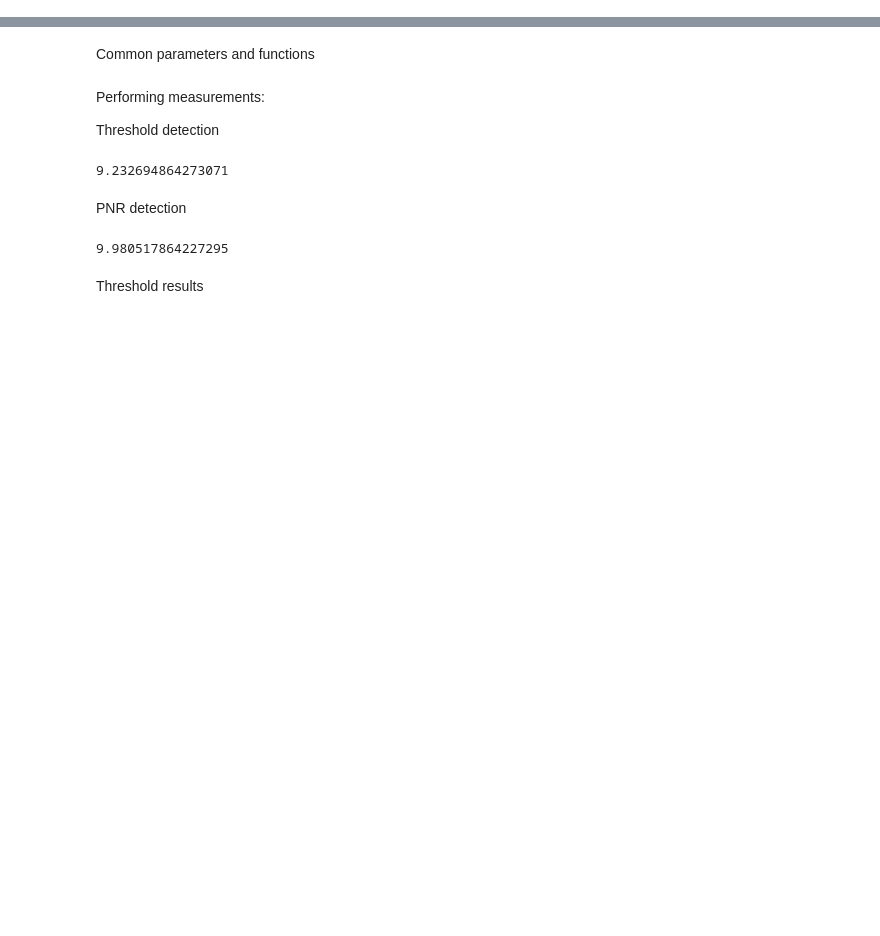
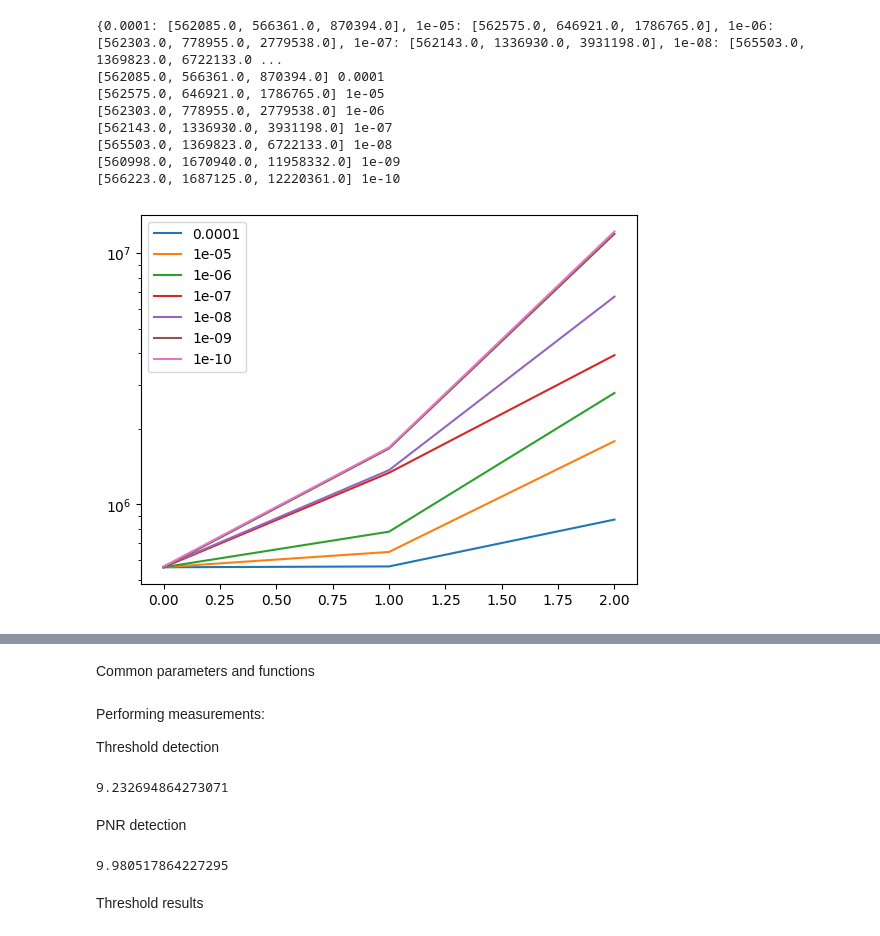
Before and after one commit to sequence-toolbox/SeQUeNCe, a Jupyter notebook: sequence_projects/swap_files/TN_swapping_memory_analysis.ipynb, the cells around one changed output, grey strips where cells are left out. Drawn from its saved outputs; the diff is of its cells as text; code cells hidden in the pictures; blank space fills up the shorter version.

Commit message:
Reorganized code, performance analysis, saved  fringe data

```diff
--- a/sequence_projects/TN_swapping_direct.ipynb
+++ b/sequence_projects/swap_files/TN_swapping_memory_analysis.ipynb
@@ -462,25 +0,0 @@ Perform the Bell state measurement
-# %%
-def bell_state_measurement(psi, N, site_tags, num_modes, efficiency, error_tolerance, pnr = False, compress = True, contract = True):
-
-    U_BS_H = create_BS_MPO(site1 = 2, site2 = 6, theta=np.pi/4, total_sites = num_modes, N = N, tag = r"$U_{BS_H}$")
-    enforce_1d_like(U_BS_H, site_tags=site_tags, inplace=True)
-    U_BS_H.add_tag("L2")
-
-    U_BS_V = create_BS_MPO(site1 = 3, site2 = 7, theta=np.pi/4, total_sites = num_modes, N = N, tag = r"$U_{BS_V}$")
-    enforce_1d_like(U_BS_V, site_tags=site_tags, inplace=True)
-    U_BS_V.add_tag("L3")
-
-    BSM_POVM_1_OPs = generate_sqrt_POVM_MPO(sites=(2,7), outcome = 1, total_sites=num_modes, efficiency=efficiency, N=N, pnr = pnr)
-    BSM_POVM_1_OPs.extend(generate_sqrt_POVM_MPO(sites=(3,6), outcome = 0, total_sites=num_modes, efficiency=efficiency, N=N, pnr = pnr))
-
-
-    psi = tensor_network_apply_op_vec(U_BS_H, psi, compress=compress, contract = contract, cutoff = error_tolerance)
-    psi = tensor_network_apply_op_vec(U_BS_V, psi, compress=compress, contract = contract, cutoff = error_tolerance)
-
-    for POVM_OP in BSM_POVM_1_OPs:
-        POVM_OP.add_tag("L4")
-        psi = tensor_network_apply_op_vec(POVM_OP, psi, compress=compress, contract = contract, cutoff = error_tolerance)
-
-    return psi
-
-# psi = bell_state_measurement(psi, N, psi.site_tags, num_modes, efficiency, error_tolerance)
@@ -567,0 +85,23 @@ def plot_coincidences(coincidence, idler_angles, signal_angles, title = ''):
+# %%
+error_tolerances = [1e-4, 1e-5, 1e-6, 1e-7, 1e-8, 1e-9, 1e-10]
+timing_data = {error_tol:TN for error_tol, TN in zip(error_tolerances, TN_data)}
+print(timing_data)
+
+json.dump(timing_data, open(f"memory_data_mpn{int(mean_photon_num*100)}.json", "w"))
+
+plt.figure()
+for key,value in timing_data.items():
+    plt.plot(value, label=f"{key}")
+    print(value, key)
+plt.legend()
+plt.yscale('log')
+# %% [output]
+{0.0001: [562085.0, 566361.0, 870394.0], 1e-05: [562575.0, 646921.0, 1786765.0], 1e-06: [562303.0, 778955.0, 2779538.0], 1e-07: [562143.0, 1336930.0, 3931198.0], 1e-08: [565503.0, 1369823.0, 6722133.0 ...
+[562085.0, 566361.0, 870394.0] 0.0001
+[562575.0, 646921.0, 1786765.0] 1e-05
+[562303.0, 778955.0, 2779538.0] 1e-06
+[562143.0, 1336930.0, 3931198.0] 1e-07
+[565503.0, 1369823.0, 6722133.0] 1e-08
+[560998.0, 1670940.0, 11958332.0] 1e-09
+[566223.0, 1687125.0, 12220361.0] 1e-10
+[figure, added]
```
Also changed, not shown: parts of 27 cells of this notebook, 35 other files.
